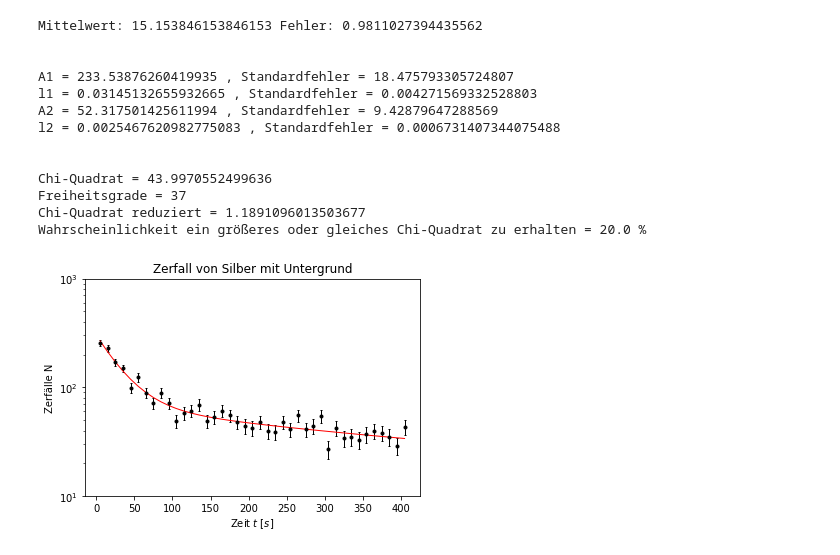
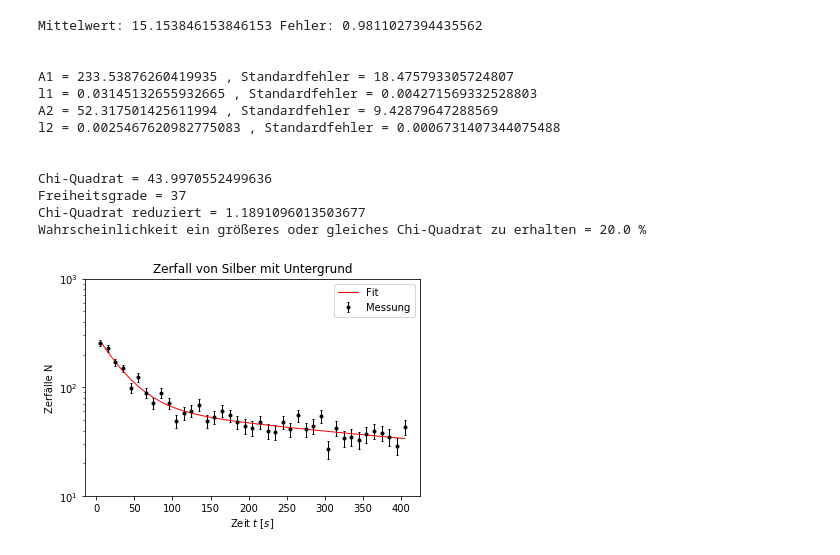
Before and after one commit to Sjevka/PAP2.2, a Jupyter notebook: 252.ipynb, the cells around one changed output. Drawn from its saved outputs; the diff is of its cells as text; code cells hidden in the pictures.

```diff
--- a/252.ipynb
+++ b/252.ipynb
@@ -43,33 +43,34 @@ plt.title('Zerfall von Silber mit Untergrund')
 plt.yscale('log')
 plt.ylim((1e1,1e3))
 plt.plot(t, fit_func(t,*popt), 'r', lw=1, label='Fit')
+plt.legend(loc='best')
 
 #Output
 plt.savefig('figures/252_Diagramm1.pdf', format='pdf')
 
 print('Mittelwert:', mittelw_unterg, 'Fehler:',fehler_unterg)
 print('\n')
 print('A1 =',popt[0], ', Standardfehler =', np.sqrt(pcov[0][0]))
 print('l1 =',popt[1], ', Standardfehler =', np.sqrt(pcov[1][1]))
 print('A2 =',popt[2], ', Standardfehler =', np.sqrt(pcov[2][2]))
 print('l2 =',popt[3], ', Standardfehler =', np.sqrt(pcov[3][3]))
 print('\n')
 print('Chi-Quadrat =', chi2_)
 print('Freiheitsgrade =', dof)
 print('Chi-Quadrat reduziert =',chi2_red)
 print('Wahrscheinlichkeit ein größeres oder gleiches Chi-Quadrat zu erhalten =', prob, '%')
 # %% [output]
 Mittelwert: 15.153846153846153 Fehler: 0.9811027394435562
 
 
 A1 = 233.53876260419935 , Standardfehler = 18.475793305724807
 l1 = 0.03145132655932665 , Standardfehler = 0.004271569332528803
 A2 = 52.317501425611994 , Standardfehler = 9.42879647288569
 l2 = 0.0025467620982775083 , Standardfehler = 0.0006731407344075488
 
 
 Chi-Quadrat = 43.9970552499636
 Freiheitsgrade = 37
 Chi-Quadrat reduziert = 1.1891096013503677
 Wahrscheinlichkeit ein größeres oder gleiches Chi-Quadrat zu erhalten = 20.0 %
-[figure, old version]
+[figure, new version]
```
Also changed, not shown: parts of 3 cells of this notebook, 1 other file.
